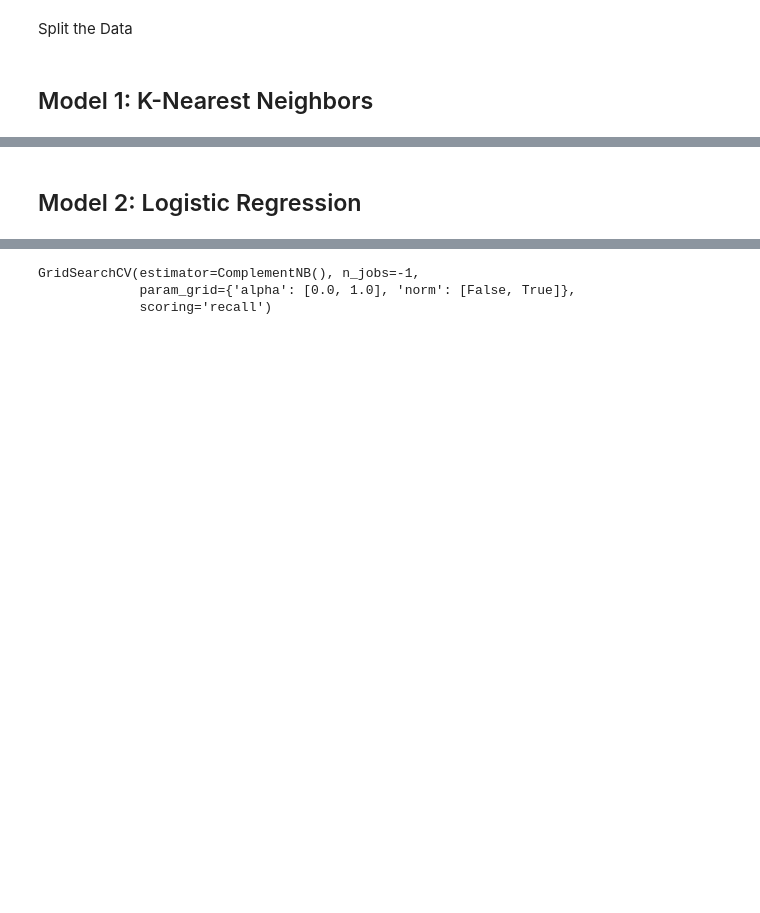
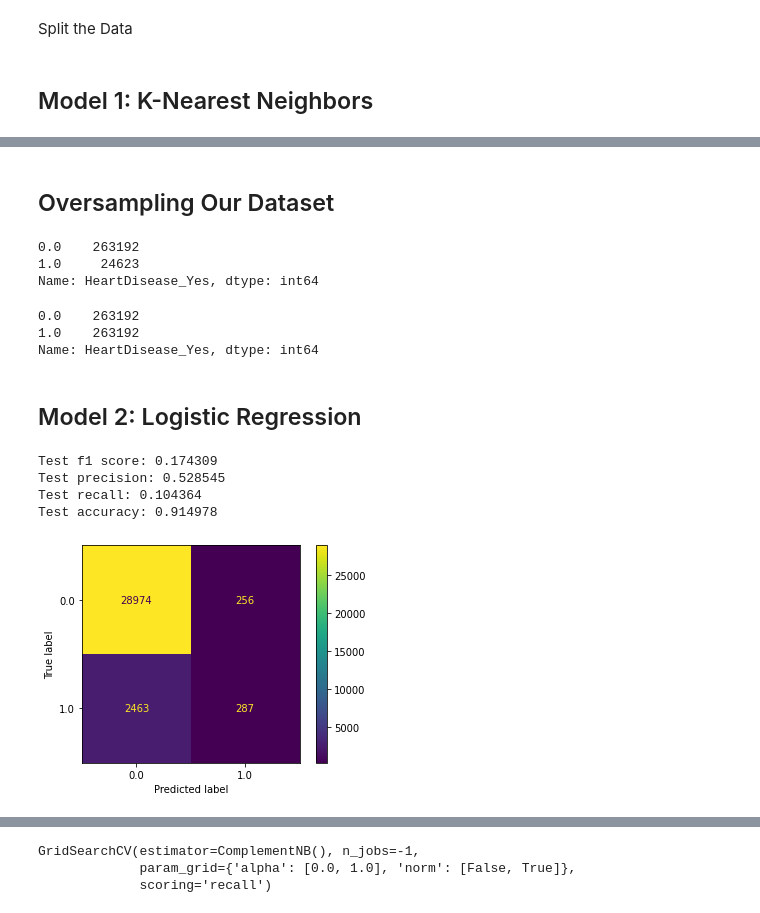
Before and after one commit to Imperator-M/Heart-Disease-ML-Project, a Jupyter notebook: Notebook/Heart_disease_group_project.ipynb, the cells around one changed output, grey strips where cells are left out. Drawn from its saved outputs; the diff is of its cells as text; code cells hidden in the pictures; blank space fills up the shorter version.

```diff
--- a/Notebook/Heart_disease_group_project.ipynb
+++ b/Notebook/Heart_disease_group_project.ipynb
@@ -219,5 +228,84 @@ Best hyperparmater (k):  1
 Test recall: 0.230909
 Test accuracy: 0.868418
 [figure]
+# %% [markdown]
+## Oversampling Our Dataset
+# %%
+# Before moving forward with more models, we must address one more issue with our
+# dataset that might affect certain models' performance: imbalance. As large as
+# our dataset is, it might not present an even distribution of the target attribute
+# that we wish to predict (i.e., whether or not a person has heart disease). To
+# check this distribution, we can print out a count of how many people (samples)
+# in our training set have heart disease, and how many don't.
+y_train.value_counts()
+# %% [output]
+0.0    263192
+1.0     24623
+Name: HeartDisease_Yes, dtype: int64
+# %%
+# As seen in the above cell, our data is heavily imbalanced with respect to
+# our target attribute; the split is on the order of 10:1. This may pose a
+# problem for some of the classification models we wish to try out. In
+# particular, any model which seeks to minimize the total classification
+# error over all samples may suffer greatly from this data imbalance. Since
+# the vast majority of samples do not have heart disease, these types of
+# classification models will heavily value the correct classification of
+# people who don't have heart disease, and will severely undervalue the
+# correct classification of people who do have heart disease.
+
+# Obviously, with our desire to maximize the f1 score of our final
+# classification model (and, of course, with our desire to correctly
+# warn as many people as possible that they have heart disease), the
+# bias in our dataset is far from desirable. As such, we will take
+# corrective action and perform some oversampling on our training data.
+
+# In particular, we will use random oversampling to balance out our
+# dataset. During the oversampling process, the original training data
+# is augmented with extra samples of people with heart disease (which
+# are randomly drawn duplicates of already existing training samples).
+# The training data is agumented with these extra samples until the number
+# of samples with heart disease is equal to the number of samples without.
+# This way, we'll have a perfectly even distribution of our target
+# attribute when training future models.
+over_sampler = RandomOverSampler(random_state=0)
+X_train_oversampled, y_train_oversampled = over_sampler.fit_resample(X_train, y_train)
+y_train_oversampled.value_counts()
+# %% [output]
+0.0    263192
+1.0    263192
+Name: HeartDisease_Yes, dtype: int64
 # %% [markdown]
 ## Model 2: Logistic Regression
+# %%
+# Next, we'll try a model with a slightly more advanced formulation:
+# logistic regression. The predictor works by taking a weighted sum
+# (i.e., some linear combination) of a sample's attributes and feeding
+# that sum into the sigmoid function. The sample is labeled positive or
+# negative based on whether the sigmoid output is above or below some
+# threshold. The weights (for the weighted sum) are optimized such that
+# the classification error is minimized over the training set.
+
+# To begin with, we can attempt to train a logistic regression model
+# (with mostly default hyperparameters) on our original training set,
+# to see what kind of results we can get with our imbalanced data.
+
+# Instantiate a logistic regression model from scikit-learn
+logistic_model = LogisticRegression(max_iter=1000)
+# Tune the weights of the model using our original training data
+logistic_model.fit(X_train, y_train)
+# Use the trained model to predict labels for our test set
+y_pred = logistic_model.predict(X_test)
+# Print out the model's performance statistics on the test set
+print("Test f1 score: %f" % f1_score(y_true=y_test, y_pred=y_pred))
+print("Test precision: %f" % precision_score(y_true=y_test, y_pred=y_pred))
+print("Test recall: %f" % recall_score(y_true=y_test, y_pred=y_pred))
+print("Test accuracy: %f" % accuracy_score(y_true=y_test, y_pred=y_pred))
+# Display the confusion matrix on the test set
+ConfusionMatrixDisplay.from_predictions(y_test, y_pred)
+plt.show()
+# %% [output]
+Test f1 score: 0.174309
+Test precision: 0.528545
+Test recall: 0.104364
+Test accuracy: 0.914978
+[figure, added]
```
Also changed, not shown: parts of 22 cells of this notebook.
